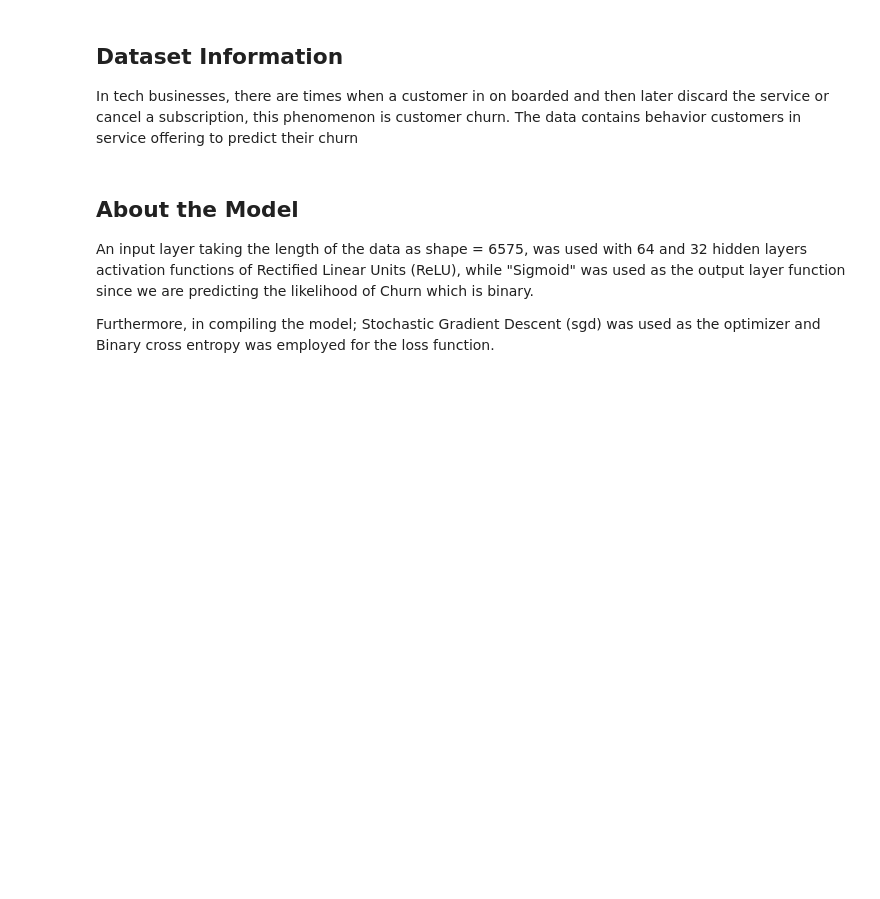
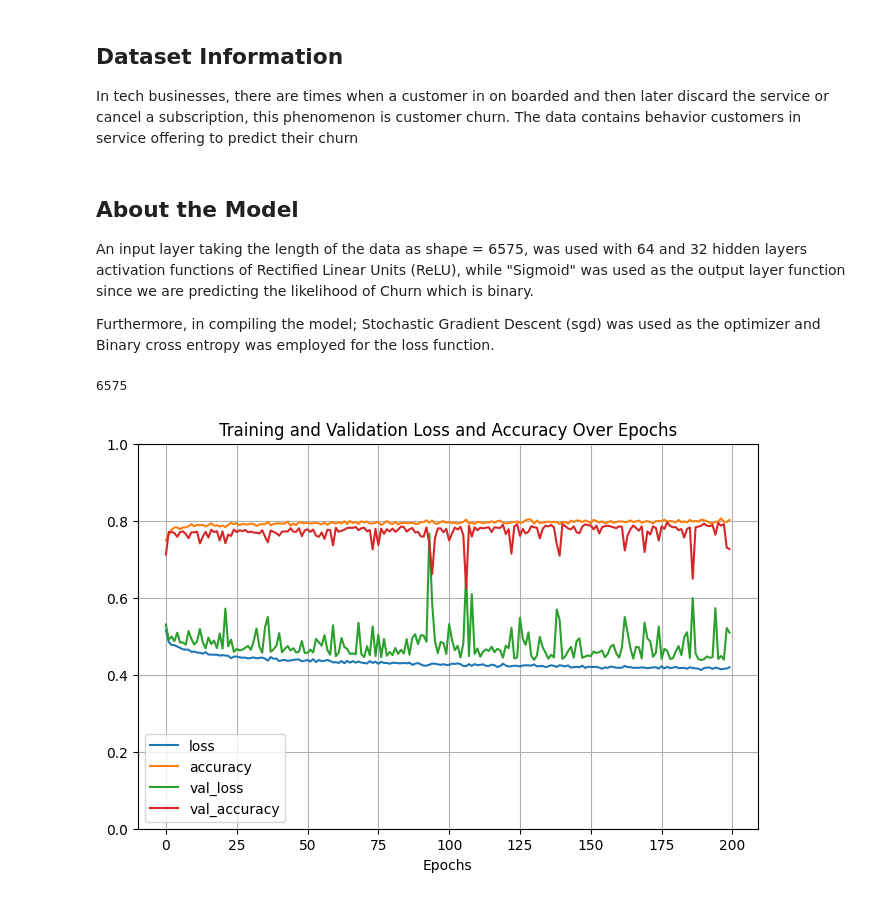
Before and after one commit to Alexadenuga/Predicting_churn_rate_ANN, a Jupyter notebook: churn_rate_notebook.ipynb, the cells around one changed output. Drawn from its saved outputs; the diff is of its cells as text; code cells hidden in the pictures; blank space fills up the shorter version.

```diff
--- a/churn_rate_notebook.ipynb
+++ b/churn_rate_notebook.ipynb
@@ -32,0 +52,39 @@ Furthermore, in compiling the model; Stochastic Gradient Descent (sgd) was used
+# %%
+# Shape of the training data
+X_train.shape
+len(X_train.columns)
+# %% [output]
+6575
+# %%
+#Building the model
+model = keras.Sequential([
+    keras.layers.Input(shape=(6575,)),
+    keras.layers.Dense(64, activation='relu'),
+    keras.layers.Dense(32, activation='relu'),
+    keras.layers.Dense(1, activation='sigmoid')
+])
+
+# Compiling the model
+model.compile(loss='binary_crossentropy',
+optimizer='sgd', metrics='accuracy')
+# %%
+# Fitting the model
+history = model.fit(
+    X_train, y_train,
+    validation_data=(X_valid, y_valid),
+    batch_size=32,
+    epochs=200, verbose=0)
+# %%
+# Visualizing the model
+pd.DataFrame(history.history).plot(figsize=(8, 5))
+plt.grid(True)
+plt.gca().set_ylim(0, 1) # set the vertical range to [0-1]
+plt.xlabel('Epochs')
+plt.title('Training and Validation Loss and Accuracy Over Epochs')
+plt.show()
+
+
+training_loss = history.history['loss']
+validation_loss = history.history['val_loss']
+# %% [output]
+[figure, added]
```
Also changed, not shown: parts of 3 cells of this notebook.
